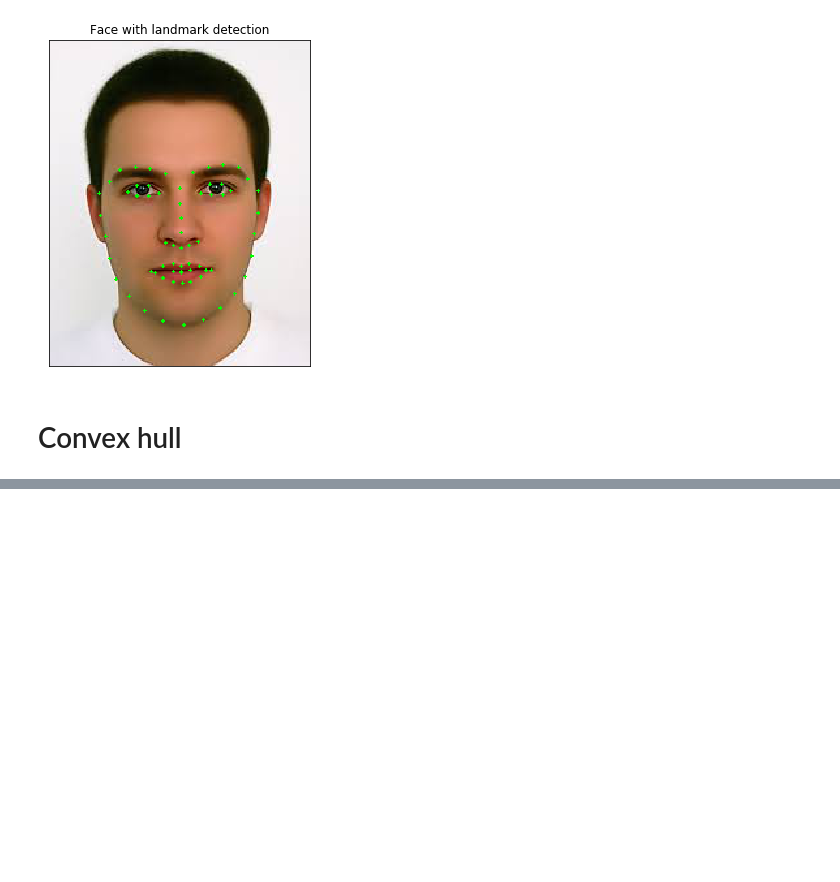
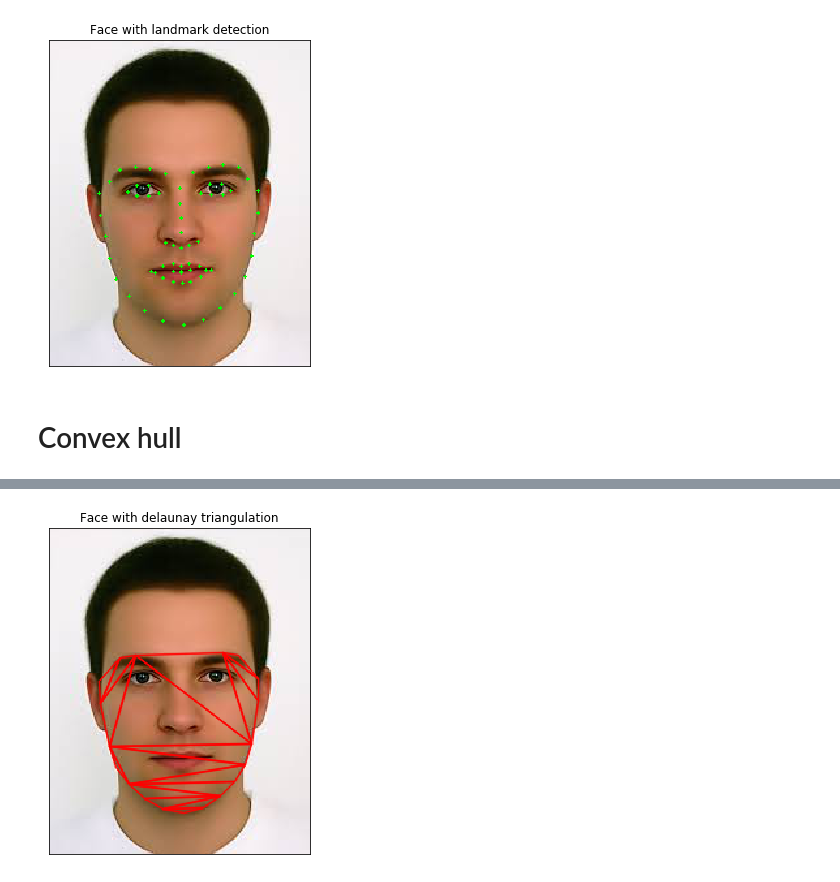
Before and after one commit to betogaona7/hairstyle, a Jupyter notebook: FS-Warping-Technique/Image-warping.ipynb, the cells around one changed output, grey strips where cells are left out. Drawn from its saved outputs; the diff is of its cells as text; code cells hidden in the pictures; blank space fills up the shorter version.

```diff
--- a/FS-Warping-Technique/Image-warping.ipynb
+++ b/FS-Warping-Technique/Image-warping.ipynb
@@ -70,0 +73,68 @@ draw_convex_hull(landmarks, image_path)
+# %%
+points = []
+for chpoints in get_convex_hull(landmarks):
+    for point in chpoints:
+        points.append([point[0], point[1]])
+# %%
+def rect_contains(rect, points):
+    if point[0] < rect[0]: return False
+    elif point[1] < rect[1]: return False
+    elif point[0] > rect[2]: return False
+    elif point[1] > rect[3]: return False
+    return True
+
+def get_delaunay_triangulation(image_path, points):
+    img = cv2.imread(image_path)
+    rect = (0, 0, img.shape[1], img.shape[0])
+    subdiv = cv2.Subdiv2D(rect)
+    for point in points:
+        subdiv.insert((point[0], point[1]))
+
+    triangleList = subdiv.getTriangleList()
+    delaunay = []
+    for t in triangleList:
+        pt = []
+        pt.append((t[0], t[1]))
+        pt.append((t[2], t[3]))
+        pt.append((t[4], t[5]))
+
+        pt1 = (t[0],t[1])
+        pt2 = (t[2],t[3])
+        pt3 = (t[4],t[5])
+        if rect_contains(rect, pt1) and rect_contains(rect, pt2) and rect_contains(rect, pt3):
+            ind = []
+            for j in range(0, 3):
+                for k in range(0, len(points)):
+                    if(abs(pt[j][0] - points[k][0]) < 1. and abs(pt[j][1] - points[k][1]) < 1.):
+                        ind.append(k)
+            if len(ind) == 3:
+                delaunay.append((points[ind[0]], points[ind[1]], points[ind[2]]))
+    return delaunay
+
+def totuple(a):
+    try:
+        return tuple(totuple(i) for i in a)
+    except TypeError:
+        return a
+
+def draw_delaunay_triangulation(delaunay):
+    img = cv2.imread(image_path)
+    img = cv2.cvtColor(img, cv2.COLOR_BGR2RGB)
+    for point in delaunay:
+        pt1 = totuple(point[0])
+        pt2 = totuple(point[1])
+        pt3 = totuple(point[2])
+        cv2.line(img, pt1, pt2, (255,0,0), 1, cv2.LINE_AA, 0)
+        cv2.line(img, pt2, pt3, (255,0,0), 1, cv2.LINE_AA, 0)
+        cv2.line(img, pt3, pt1, (255,0,0), 1, cv2.LINE_AA, 0)
+    fig = plt.figure(figsize=(6, 6,))
+    ax1 = fig.add_subplot(111)
+    ax1.set_xticks([])
+    ax1.set_yticks([])
+    ax1.set_title('Face with delaunay triangulation')
+    ax1.imshow(img)
+
+delaunay_points = get_delaunay_triangulation(image_path, points)
+draw_delaunay_triangulation(delaunay_points)
+# %% [output]
+[figure, added]
```
Also changed, not shown: parts of 2 cells of this notebook.
